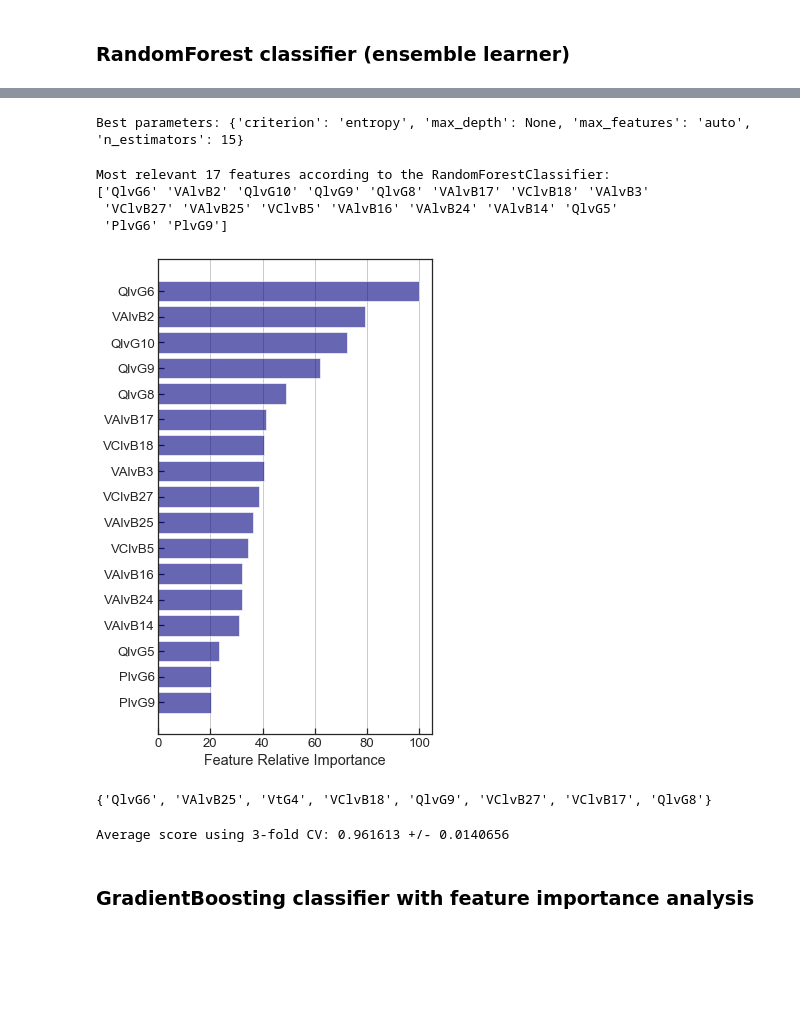
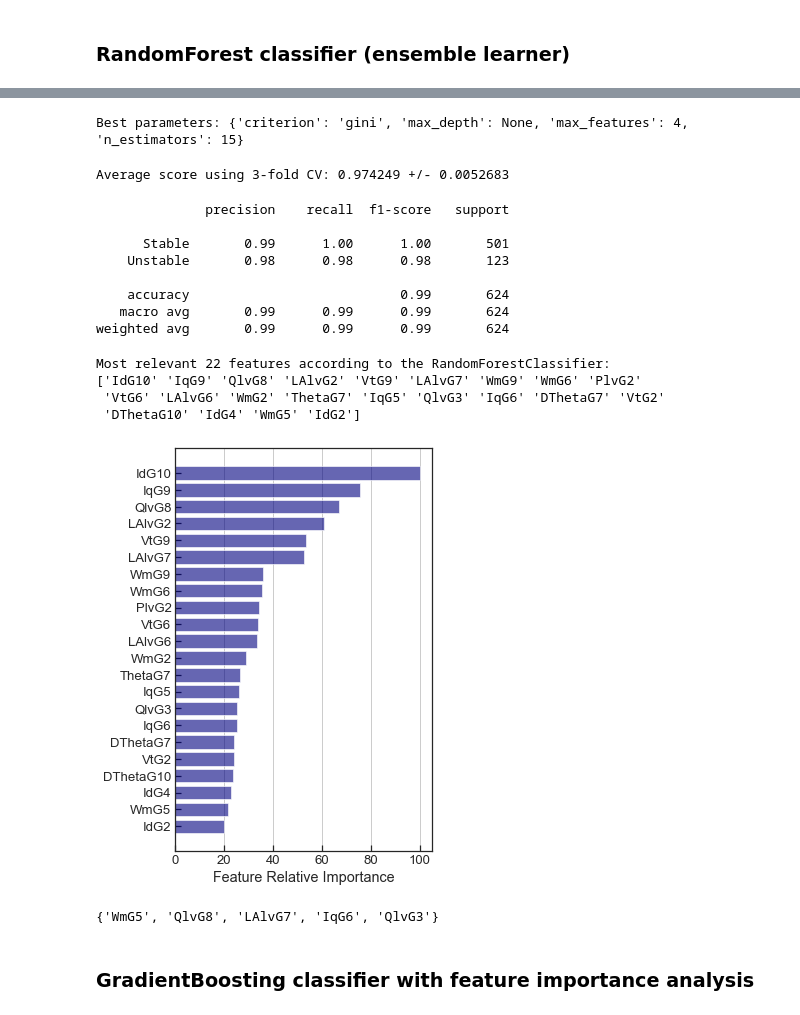
Before and after one commit to sarajcev/PSS-ML, a Jupyter notebook: PSStabML.ipynb, the cells around one changed output, grey strips where cells are left out. Cells and saved outputs as stored; diff of their text form; code cells hidden in the pictures; blank space fills up the shorter version.

Commit message:
Balancing
Finalized feature selection with importance analysis and union; class balancing activated in classification algorithms.

```diff
--- a/PSStabML.ipynb
+++ b/PSStabML.ipynb
@@ -136,0 +133,13 @@ y_lr = lreg.predict_proba(X_test)  # predict on new data
+# %%
+# Grid-search with cross validation for optimal model hyper-parameters
+parameters = {'C':[1., 10., 50., 100., 500., 1000.]}
+lreg = GridSearchCV(estimator=LR(multi_class='auto', solver='newton-cg',
+                                 class_weight='balanced'),  # class balancing
+                    param_grid=parameters, cv=3, scoring='f1',  # notice the "scoring" method!
+                    refit=True, n_jobs=-1, iid=False)
+# In this case GridSearchCV uses StratifiedKFold (with cv=3 folds) when
+# the estimator is a classifier and y is either binary or multiclass!
+lreg.fit(X_train, y_train)
+# Best value of hyper-parameter "C"
+best_c = lreg.best_params_['C']
+print('Best value: C = {:g}'.format(best_c))
@@ -248,10 +241,10 @@ Score using 3-fold CV: 0.788486 +/- 0.0267316
 # Optimize the number of features and the classifier's hyper-parameters
 # at the same time, using pipline and grid search with cross-validation
 pca = PCA()  # do NOT set "n_components" here!
-logreg = LR(multi_class='ovr', solver='newton-cg', class_weight='balanced')  # multinomial classification!
+logreg = LR(multi_class='ovr', solver='newton-cg', class_weight='balanced')
 pipe = Pipeline([('pca',pca), ('logreg',logreg)])
 param_grid = {'pca__n_components': [10, 20, 30, 50, 100],   # PCA
-              'logreg__C': [10., 50., 100., 500.]}      # LogisticRegression
+              'logreg__C': [1., 10., 50., 100.]}      # LogisticRegression
 grid_pipe = GridSearchCV(estimator=pipe, param_grid=param_grid, cv=3,
                          scoring='f1', refit=True, n_jobs=-1, iid=False)
 grid_pipe.fit(X_train, y_train)
@@ -452,7 +470,7 @@ y_t['tree'] = y_trees.argmax(axis=1)
 # %% [markdown]
 #### Feature importance analysis
 # %%
-trees = ExtraTreesClassifier(**best_parameters)
+trees = ExtraTreesClassifier(**best_parameters, class_weight='balanced')
 trees.fit(X_train, y_train)
 trees_feature_importance = trees.feature_importances_
 trees_feature_importance = 100.0 * (trees_feature_importance / trees_feature_importance.max())
@@ -521,4 +537,22 @@ GridSearchCV(cv=3, error_score='raise-deprecating',
 best_forest_parameters = forest.best_params_
 print("Best parameters: {}".format(forest.best_params_))
 # %% [output]
-Best parameters: {'criterion': 'entropy', 'max_depth': None, 'max_features': 'auto', 'n_estimators': 15}
+Best parameters: {'criterion': 'gini', 'max_depth': None, 'max_features': 4, 'n_estimators': 15}
+# %%
+scores = cross_val_score(forest, X_train, y_train, cv=3, scoring='f1')
+print('Average score using 3-fold CV: {:g} +/- {:g}'.format(np.mean(scores), np.std(scores)))
+# %% [output]
+Average score using 3-fold CV: 0.974249 +/- 0.0052683
+# %%
+# classification report
+pred = forest.predict(X_test)
+print(metrics.classification_report(y_test, pred, target_names=labels))
+# %% [output]
+              precision    recall  f1-score   support
+
+      Stable       0.99      1.00      1.00       501
+    Unstable       0.98      0.98      0.98       123
+
+    accuracy                           0.99       624
+   macro avg       0.99      0.99      0.99       624
+weighted avg       0.99      0.99      0.99       624
@@ -525,7 +562,7 @@ Best parameters: {'criterion': 'entropy', 'max_depth': None, 'max_features': 'au
 # %%
-forest = RandomForestClassifier(**best_forest_parameters, class_weight='balanced')
-forest.fit(X_train, y_train)
-forest_feature_importance = forest.feature_importances_
+forest_top = RandomForestClassifier(**best_forest_parameters, class_weight='balanced')
+forest_top.fit(X_train, y_train)
+forest_feature_importance = forest_top.feature_importances_
 forest_feature_importance = 100.0 * (forest_feature_importance / forest_feature_importance.max())
 sorted_idx_forest = np.argsort(forest_feature_importance)
 position_forest = np.arange(sorted_idx_forest.shape[0]) + .5
@@ -535,30 +572,24 @@ top_features_forest = data.columns.values[sorted_idx_forest][-FOPT:][::-1]
 print('Most relevant {:d} features according to the RandomForestClassifier:'.format(FOPT))
 print(top_features_forest)
 # %% [output]
-Most relevant 17 features according to the RandomForestClassifier:
-['QlvG6' 'VAlvB2' 'QlvG10' 'QlvG9' 'QlvG8' 'VAlvB17' 'VClvB18' 'VAlvB3'
- 'VClvB27' 'VAlvB25' 'VClvB5' 'VAlvB16' 'VAlvB24' 'VAlvB14' 'QlvG5'
- 'PlvG6' 'PlvG9']
+Most relevant 22 features according to the RandomForestClassifier:
+['IdG10' 'IqG9' 'QlvG8' 'LAlvG2' 'VtG9' 'LAlvG7' 'WmG9' 'WmG6' 'PlvG2'
+ 'VtG6' 'LAlvG6' 'WmG2' 'ThetaG7' 'IqG5' 'QlvG3' 'IqG6' 'DThetaG7' 'VtG2'
+ 'DThetaG10' 'IdG4' 'WmG5' 'IdG2']
 # %%
 # Plot relative feature importance
-fig, ax = plt.subplots(figsize=(5,7.5))
+fig, ax = plt.subplots(figsize=(5,7))
 ax.barh(position_forest[-FOPT:], forest_feature_importance[sorted_idx_forest][-FOPT:],
         align='center', color='navy', alpha=0.6)
 plt.yticks(position_forest[-FOPT:], data.columns[sorted_idx_forest][-FOPT:])
 ax.set_xlabel('Feature Relative Importance')
 ax.grid(which='major', axis='x')
 plt.tight_layout()
 plt.show()
 # %% [output]
-[figure, old version]
+[figure, new version]
 # %%
 duplicate_features = set(top_features_trees).intersection(set(top_features_forest))
 print(duplicate_features)
 # %% [output]
-{'QlvG6', 'VAlvB25', 'VtG4', 'VClvB18', 'QlvG9', 'VClvB27', 'VClvB17', 'QlvG8'}
+{'WmG5', 'QlvG8', 'LAlvG7', 'IqG6', 'QlvG3'}
-# %%
-scores = cross_val_score(RandomForestClassifier(**best_forest_parameters, class_weight='balanced'),
-                         X_train, y_train, cv=3, scoring='f1')
-print('Average score using 3-fold CV: {:g} +/- {:g}'.format(np.mean(scores), np.std(scores)))
-# %% [output]
-Average score using 3-fold CV: 0.961613 +/- 0.0140656
```
Also changed, not shown: parts of 75 cells of this notebook, 1 other file.
